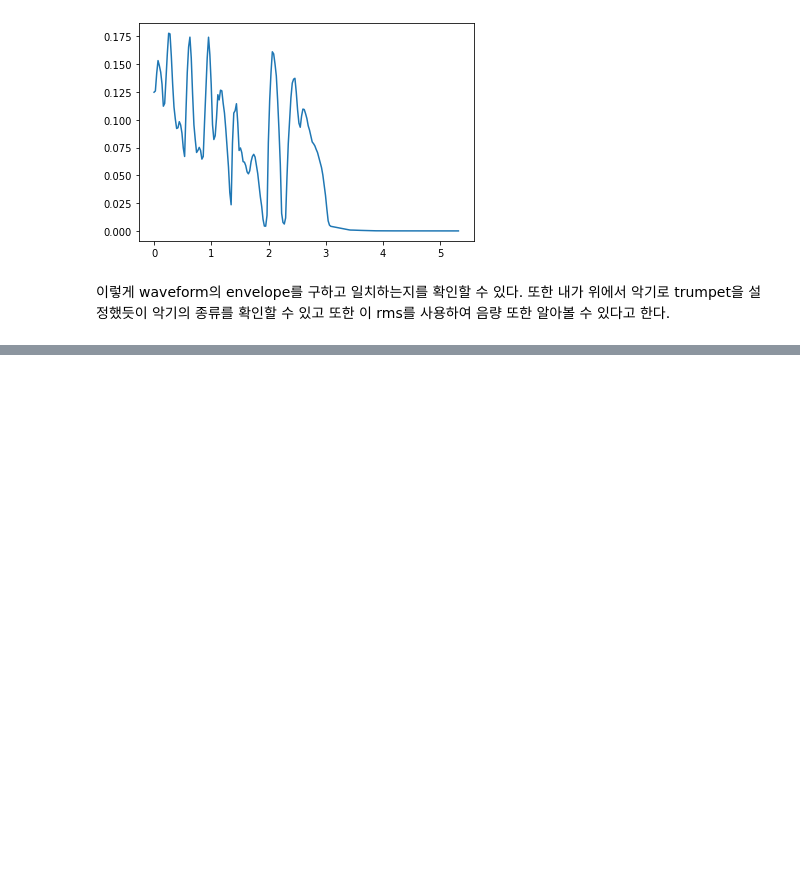
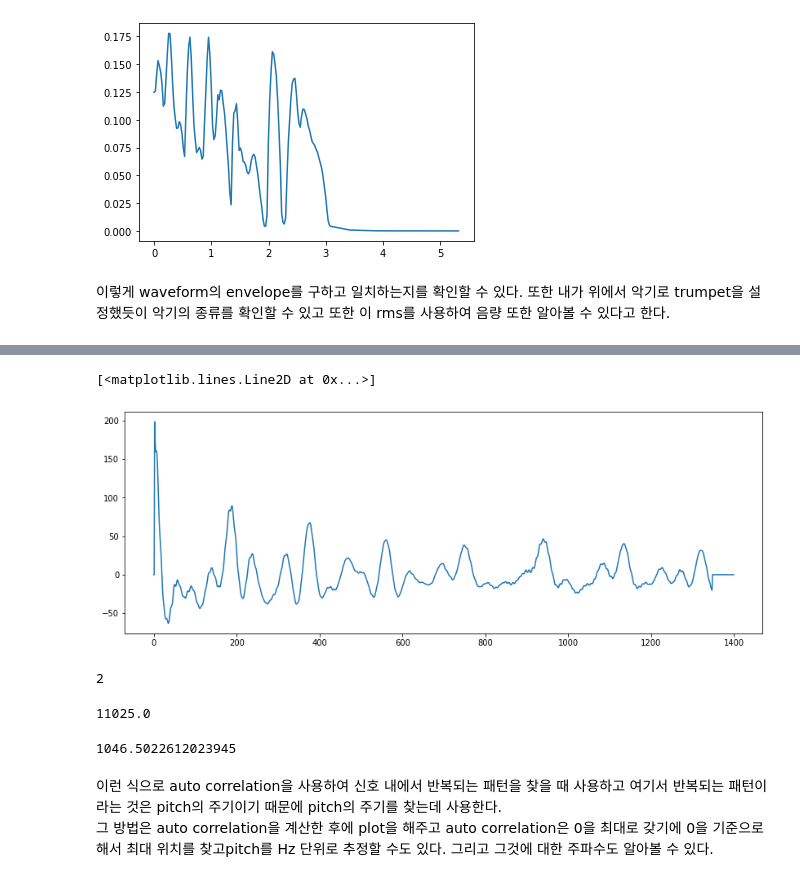
Before and after one commit to jinsu1214/class2022spring, a Jupyter notebook: 20220425.ipynb, the cells around one changed output, grey strips where cells are left out. Saved outputs shown, nothing was run; the diff lists cells and outputs as text; code cells hidden in the pictures; blank space fills up the shorter version.

```diff
--- a/20220425.ipynb
+++ b/20220425.ipynb
@@ -21,0 +62,32 @@ plt.plot(times,rms[0])
+# %%
+midi_hi = 120.0
+midi_lo = 12.0
+f_hi = librosa.midi_to_hz(midi_hi)
+f_lo = librosa.midi_to_hz(midi_lo)
+t_lo = sr/f_hi
+t_hi = sr/f_lo
+# %%
+r[:int(t_lo)] = 0
+r[int(t_hi):] = 0
+# %%
+plt.figure(figsize=(14, 5))
+plt.plot(r[:1400])
+# %% [output]
+[<matplotlib.lines.Line2D at 0x...>]
+[figure, added]
+# %%
+t_max = r.argmax()
+print(t_max)
+# %% [output]
+2
+# %%
+float(sr)/t_max
+# %% [output]
+11025.0
+# %%
+librosa.midi_to_hz(84)
+# %% [output]
+1046.5022612023945
+# %% [markdown]
+이런 식으로 auto correlation을 사용하여 신호 내에서 반복되는 패턴을 찾을 때 사용하고 여기서 반복되는 패턴이라는 것은 pitch의 주기이기 때문에 pitch의 주기를 찾는데 사용한다.
+그 방법은 auto correlation을 계산한 후에 plot을 해주고 auto correlation은 0을 최대로 갖기에 0을 기준으로 해서 최대 위치를 찾고pitch를 Hz 단위로 추정할 수도 있다. 그리고 그것에 대한 주파수도 알아볼 수 있다.
```
Also changed, not shown: parts of 9 cells of this notebook.
